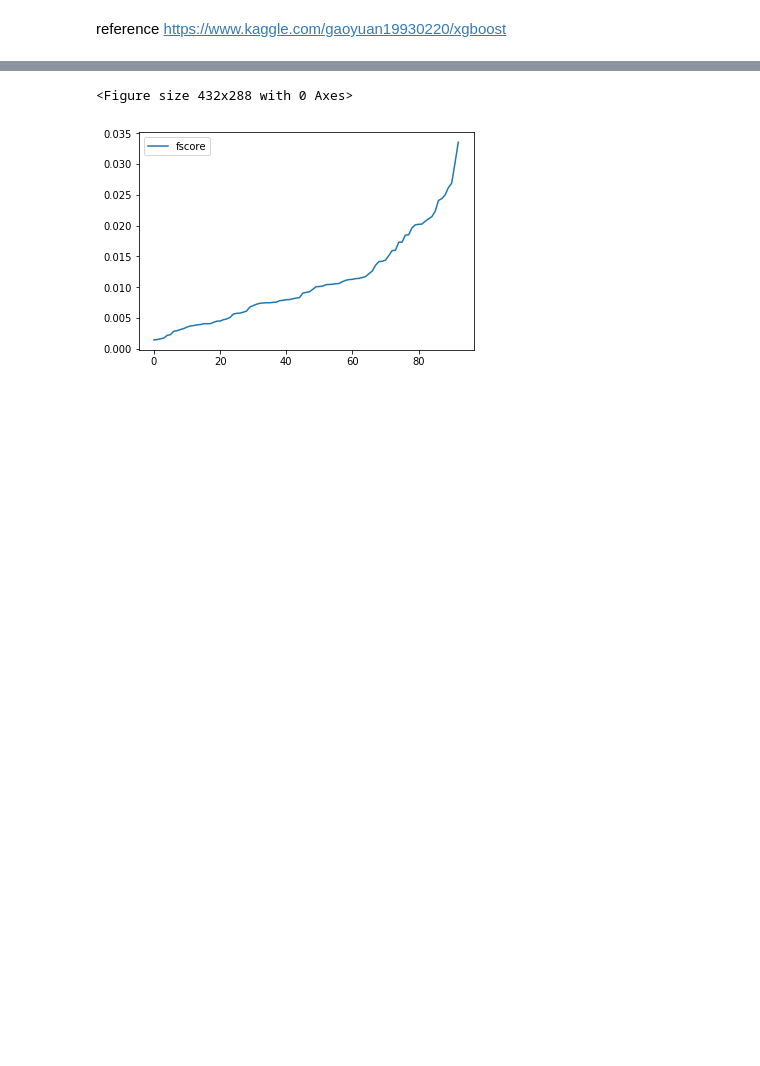
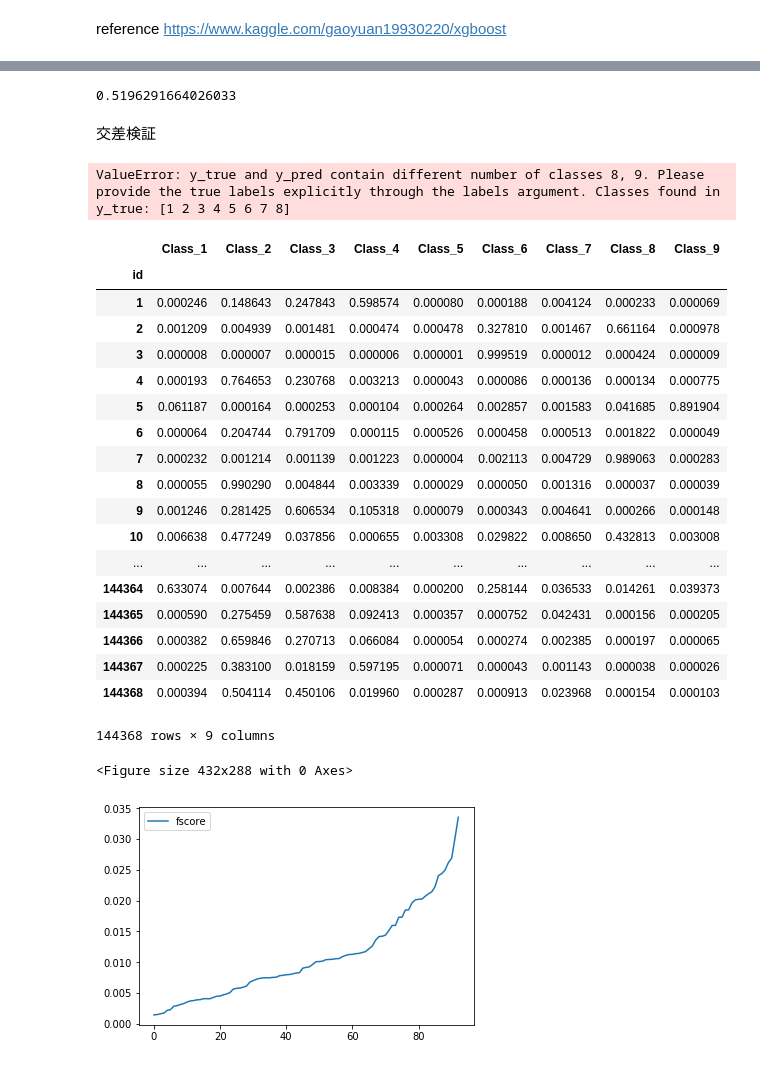
Before and after one commit to pyst1g/old_kaggle_code, a Jupyter notebook: otto/codes/xgb.ipynb, the cells around one changed output, grey strips where cells are left out. Saved outputs shown, nothing was run; the diff lists cells and outputs as text; code cells hidden in the pictures; blank space fills up the shorter version.

```diff
--- a/otto/codes/xgb.ipynb
+++ b/otto/codes/xgb.ipynb
@@ -98,0 +70,6 @@ pred = gbm.predict(test_xgb)
+# %%
+a = PCA().fit_transform(pd.concat([train,test]))
+train = pd.DataFrame(a[:train.shape[0]],columns=train.columns,index=train.index)
+test = pd.DataFrame(a[train.shape[0]:],columns=test.columns,index=test.index)
+# %%
+(train, test_X ,labels, test_y) = train_test_split(train, labels, test_size = 0.3, random_state = 2)
@@ -98,0 +98,7 @@ pred = gbm.predict(test_xgb)
+# %%
+%%time
+#モデルの定義
+model = xgb.XGBClassifier(random_state=5,
+**{'gamma': 0.43025707063958163, 'lambda': 0.764664714845599, 'learning_rate': 0.12121607183467362, 'max_depth': 10, 'subsample': 0.9952679561398127, 'colsample_bytree': 0.6503897519463877, 'min_child_weight': 9.565256142099335})
+model.fit(train,labels,eval_metric='logloss')
+pred = model.predict_proba(test)
@@ -99 +108,39 @@ pred = gbm.predict(test_xgb)
+# %%
+log_loss(test_y,pred)
+# %% [output]
+0.5196291664026033
+# %% [markdown]
+交差検証
+# %%
+kf = StratifiedKFold(n_splits=3, shuffle=True)
+scores = cross_validate(model, X=train, y=labels, cv=kf, scoring='neg_log_loss')
+scores['test_score'].mean()
+# %% [output]
+ValueError: y_true and y_pred contain different number of classes 8, 9. Please provide the true labels explicitly through the labels argument. Classes found in y_true: [1 2 3 4 5 6 7 8]
+# %%
+# create submission file
+submission_result = pd.DataFrame(pred, index=test.index, columns=['Class_1','Class_2','Class_3','Class_4','Class_5','Class_6','Class_7','Class_8','Class_9'])
+submission_result.to_csv(savepath + 'submission_xgb.csv',index='False')
+# %%
+submission_result
+# %% [output]
+|  | Class_1 | Class_2 | Class_3 | Class_4 | Class_5 | Class_6 | Class_7 | Class_8 | Class_9 |
+| id |  |  |  |  |  |  |  |  |  |
+| 1 | 0.000246 | 0.148643 | 0.247843 | 0.598574 | 0.000080 | 0.000188 | 0.004124 | 0.000233 | 0.000069 |
+| 2 | 0.001209 | 0.004939 | 0.001481 | 0.000474 | 0.000478 | 0.327810 | 0.001467 | 0.661164 | 0.000978 |
+| 3 | 0.000008 | 0.000007 | 0.000015 | 0.000006 | 0.000001 | 0.999519 | 0.000012 | 0.000424 | 0.000009 |
+| 4 | 0.000193 | 0.764653 | 0.230768 | 0.003213 | 0.000043 | 0.000086 | 0.000136 | 0.000134 | 0.000775 |
+| 5 | 0.061187 | 0.000164 | 0.000253 | 0.000104 | 0.000264 | 0.002857 | 0.001583 | 0.041685 | 0.891904 |
+| 6 | 0.000064 | 0.204744 | 0.791709 | 0.000115 | 0.000526 | 0.000458 | 0.000513 | 0.001822 | 0.000049 |
+| 7 | 0.000232 | 0.001214 | 0.001139 | 0.001223 | 0.000004 | 0.002113 | 0.004729 | 0.989063 | 0.000283 |
+| 8 | 0.000055 | 0.990290 | 0.004844 | 0.003339 | 0.000029 | 0.000050 | 0.001316 | 0.000037 | 0.000039 |
+| 9 | 0.001246 | 0.281425 | 0.606534 | 0.105318 | 0.000079 | 0.000343 | 0.004641 | 0.000266 | 0.000148 |
+| 10 | 0.006638 | 0.477249 | 0.037856 | 0.000655 | 0.003308 | 0.029822 | 0.008650 | 0.432813 | 0.003008 |
+| ... | ... | ... | ... | ... | ... | ... | ... | ... | ... |
+| 144364 | 0.633074 | 0.007644 | 0.002386 | 0.008384 | 0.000200 | 0.258144 | 0.036533 | 0.014261 | 0.039373 |
+| 144365 | 0.000590 | 0.275459 | 0.587638 | 0.092413 | 0.000357 | 0.000752 | 0.042431 | 0.000156 | 0.000205 |
+| 144366 | 0.000382 | 0.659846 | 0.270713 | 0.066084 | 0.000054 | 0.000274 | 0.002385 | 0.000197 | 0.000065 |
+| 144367 | 0.000225 | 0.383100 | 0.018159 | 0.597195 | 0.000071 | 0.000043 | 0.001143 | 0.000038 | 0.000026 |
+| 144368 | 0.000394 | 0.504114 | 0.450106 | 0.019960 | 0.000287 | 0.000913 | 0.023968 | 0.000154 | 0.000103 |
+144368 rows × 9 columns
 # %%
```
Also changed, not shown: parts of 12 cells of this notebook, 19 other files.
